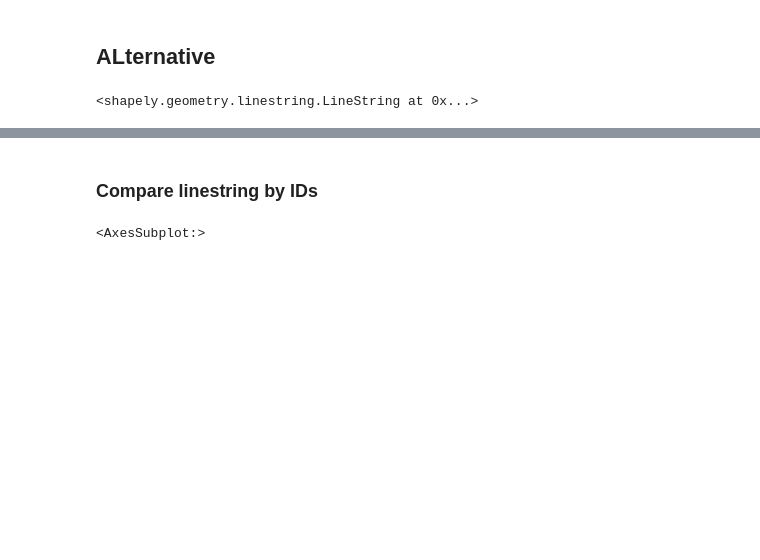
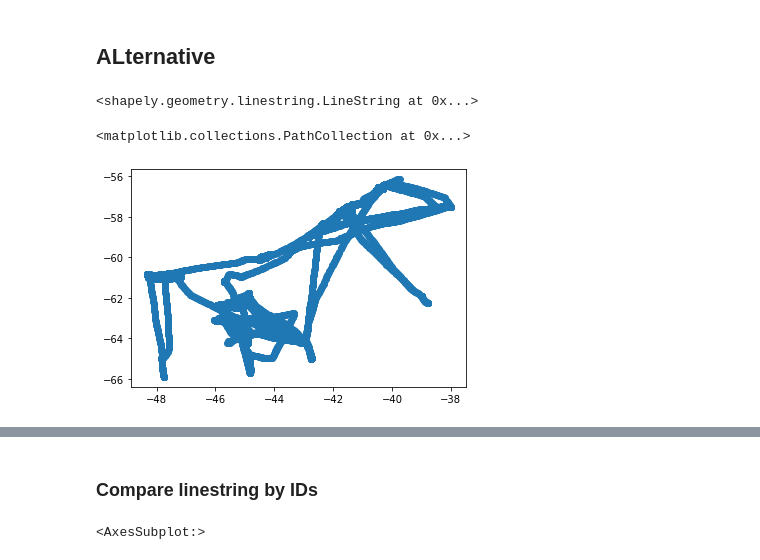
Before and after one commit to Nhok95/DMT_LAB2, a Jupyter notebook: querying.ipynb, the cells around one changed output, grey strips where cells are left out. Saved outputs shown, nothing was run; the diff lists cells and outputs as text; code cells hidden in the pictures; blank space fills up the shorter version.

```diff
--- a/querying.ipynb
+++ b/querying.ipynb
@@ -192,4 +190,12 @@ masonGPD = gpd.GeoDataFrame(geometry=masonLinestring)
 # %% [output]
 <shapely.geometry.linestring.LineString at 0x...>
+# %%
+xs = [point.x for point in masonLine]
+ys = [point.y for point in masonLine]
+# %%
+plt.scatter(xs, ys)
+# %% [output]
+<matplotlib.collections.PathCollection at 0x...>
+[figure, added]
 # %%
 plt.figure(figsize=(18,16), dpi=80)
```
Also changed, not shown: parts of 11 cells of this notebook, 50 other files.
